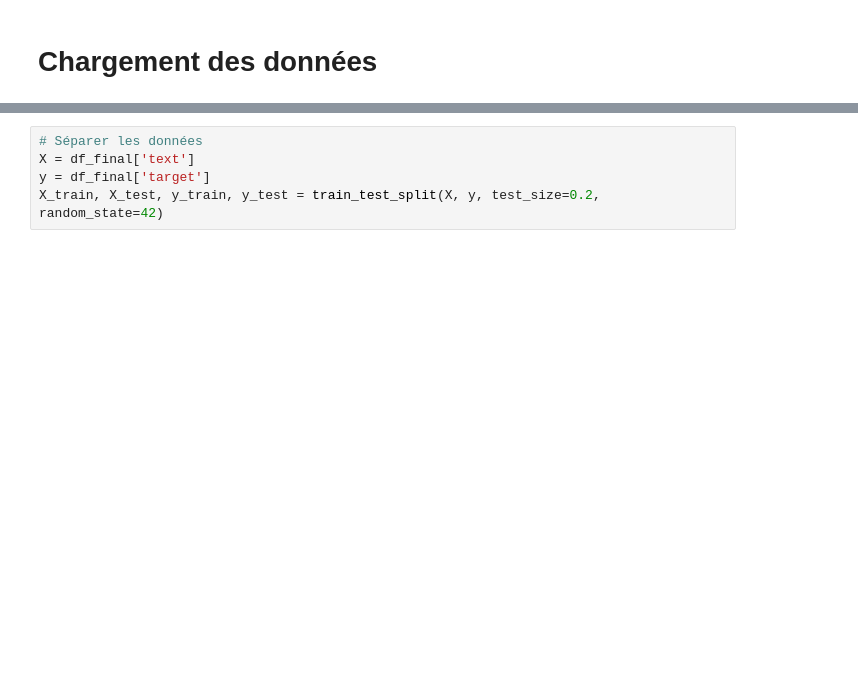
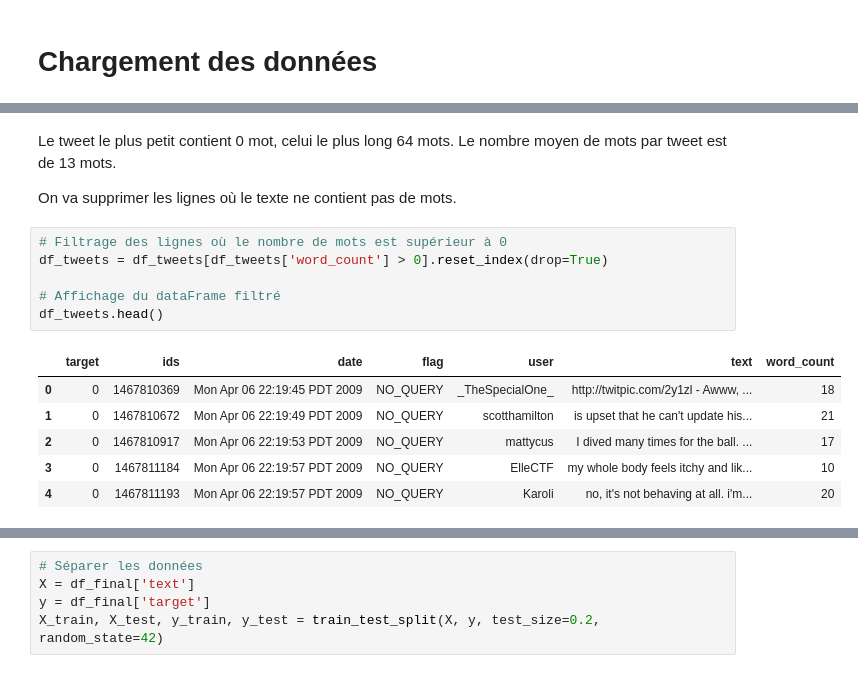
Before and after one commit to stess/AI_P9-Notebook, a Jupyter notebook: Roulland_Stéphanie_2_notebook_122024.ipynb, the cells around one changed output, grey strips where cells are left out. Cells and saved outputs as stored; diff of their text form; blank space fills up the shorter version.

```diff
--- a/Roulland_Stéphanie_2_notebook_122024.ipynb
+++ b/Roulland_Stéphanie_2_notebook_122024.ipynb
@@ -49,0 +296,17 @@ print(df_final.head())
+# %% [markdown]
+Le tweet le plus petit contient 0 mot, celui le plus long 64 mots. Le nombre moyen de mots par tweet est de 13 mots.
+
+On va supprimer les lignes où le texte ne contient pas de mots.
+# %%
+# Filtrage des lignes où le nombre de mots est supérieur à 0
+df_tweets = df_tweets[df_tweets['word_count'] > 0].reset_index(drop=True)
+
+# Affichage du dataFrame filtré
+df_tweets.head()
+# %% [output]
+|  | target | ids | date | flag | user | text | word_count |
+| 0 | 0 | 1467810369 | Mon Apr 06 22:19:45 PDT 2009 | NO_QUERY | _TheSpecialOne_ | http://twitpic.com/2y1zl - Awww, ... | 18 |
+| 1 | 0 | 1467810672 | Mon Apr 06 22:19:49 PDT 2009 | NO_QUERY | scotthamilton | is upset that he can't update his... | 21 |
+| 2 | 0 | 1467810917 | Mon Apr 06 22:19:53 PDT 2009 | NO_QUERY | mattycus | I dived many times for the ball. ... | 17 |
+| 3 | 0 | 1467811184 | Mon Apr 06 22:19:57 PDT 2009 | NO_QUERY | ElleCTF | my whole body feels itchy and lik... | 10 |
+| 4 | 0 | 1467811193 | Mon Apr 06 22:19:57 PDT 2009 | NO_QUERY | Karoli | no, it's not behaving at all. i'm... | 20 |
```
Also changed, not shown: parts of 46 cells of this notebook.
